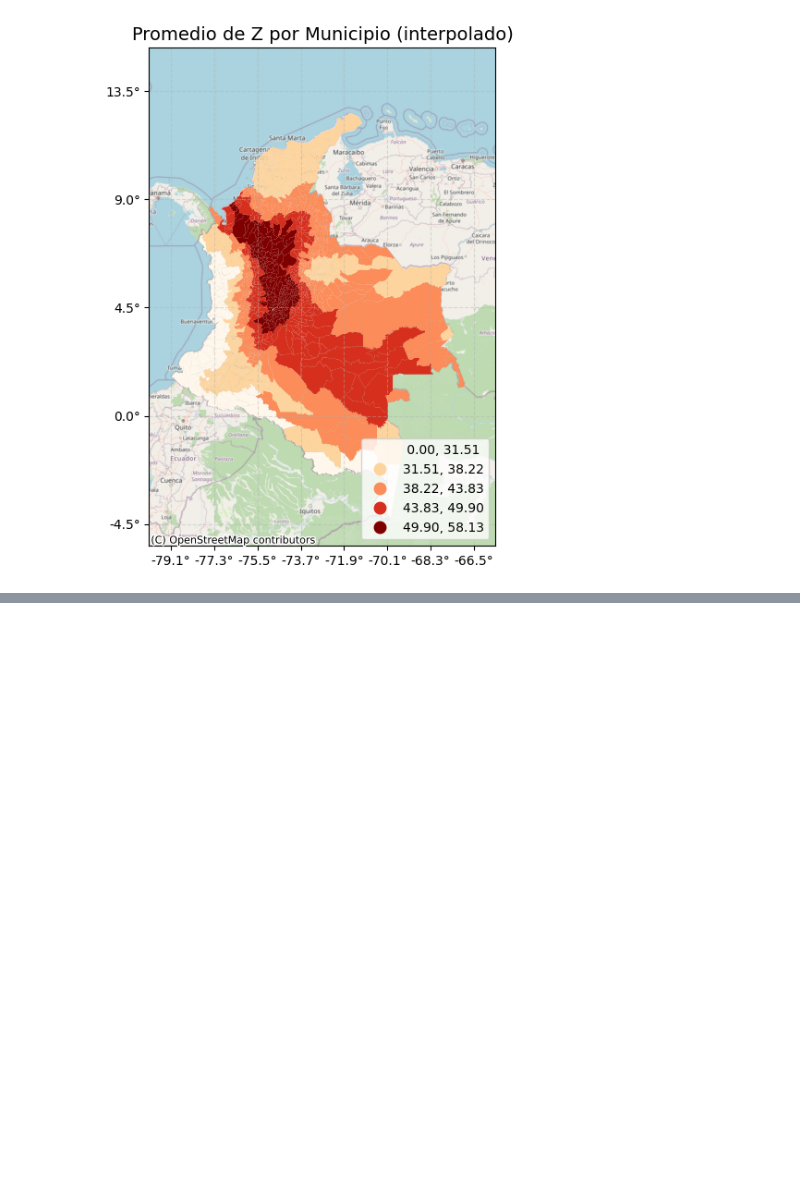
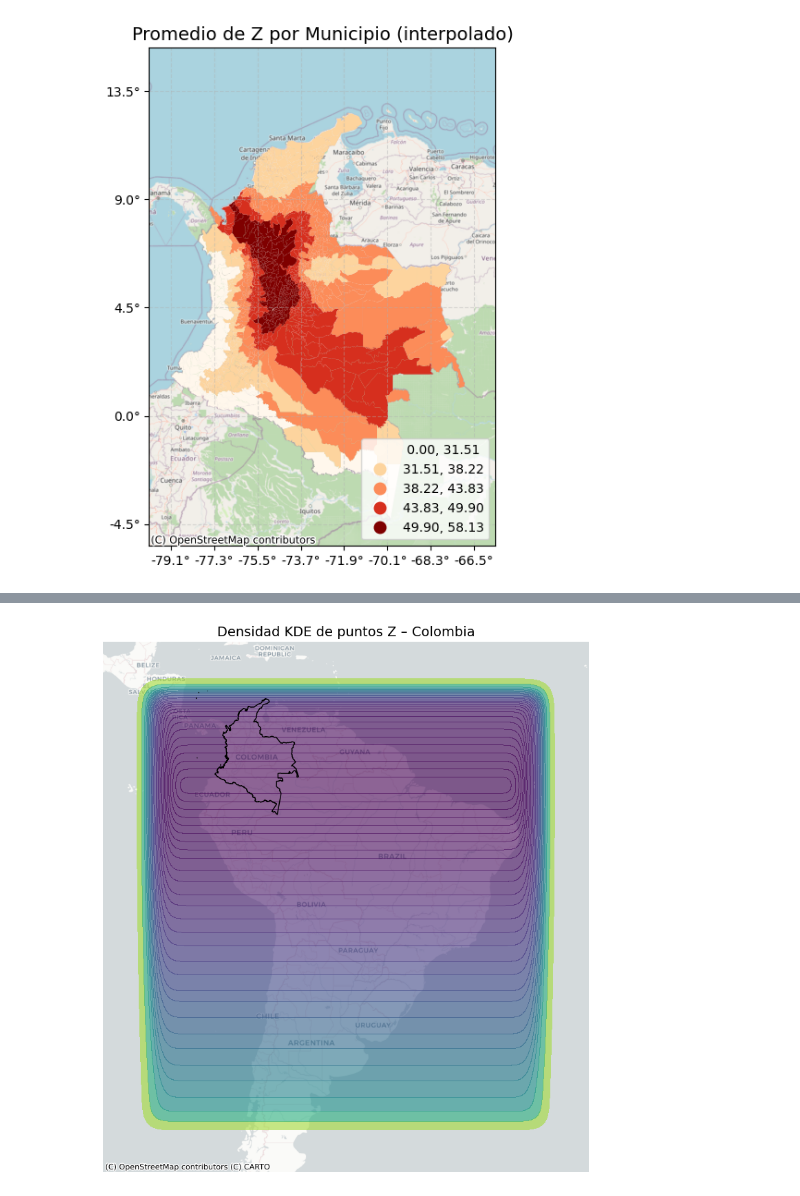
Before and after one commit to Santiagocruz97/AGE, a Jupyter notebook: Codigo/Analisis_puntos.ipynb, the cells around one changed output, grey strips where cells are left out. Cells and saved outputs as stored; diff of their text form; code cells hidden in the pictures; blank space fills up the shorter version.

```diff
--- a/Codigo/Analisis_puntos.ipynb
+++ b/Codigo/Analisis_puntos.ipynb
@@ -360,0 +382,42 @@ os.remove(temp_tif)
+# %%
+import geopandas as gpd
+import matplotlib.pyplot as plt
+import contextily as ctx
+import seaborn as sns
+import pandas as pd
+
+# === 1. Cargar tus puntos ===
+gdf = gpd.read_file(r"C:/Git_SCA/AGE/Corteza").to_crs(epsg=3857)
+
+# === 2. Convertir a DataFrame plano ===
+df = pd.DataFrame({
+    'x': gdf.geometry.x,
+    'y': gdf.geometry.y
+})
+
+# === 3. Crear figura y KDE con Seaborn ===
+fig, ax = plt.subplots(figsize=(10, 10))
+sns.kdeplot(
+    data=df,
+    x='x', y='y',
+    fill=True,
+    cmap='viridis_r',
+    alpha=0.6,
+    bw_adjust=0.5,
+    levels=30,
+    ax=ax
+)
+
+# === 4. Añadir mapa base ===
+ctx.add_basemap(ax, source=ctx.providers.CartoDB.Positron, crs='EPSG:3857')
+
+# === 5. Opcional: superponer contorno de Colombia ===
+colombia = gpd.read_file(r"C:/Git_SCA/AGE/colombia", layer='co').to_crs(epsg=3857)
+colombia.boundary.plot(ax=ax, edgecolor='black', linewidth=1)
+
+# === 6. Limpiar ejes ===
+ax.set_axis_off()
+plt.title("Densidad KDE de puntos Z – Colombia", fontsize=14)
+plt.show()
+# %% [output]
+[figure, added]
```
Also changed, not shown: parts of 5 cells of this notebook, 9 other files.
